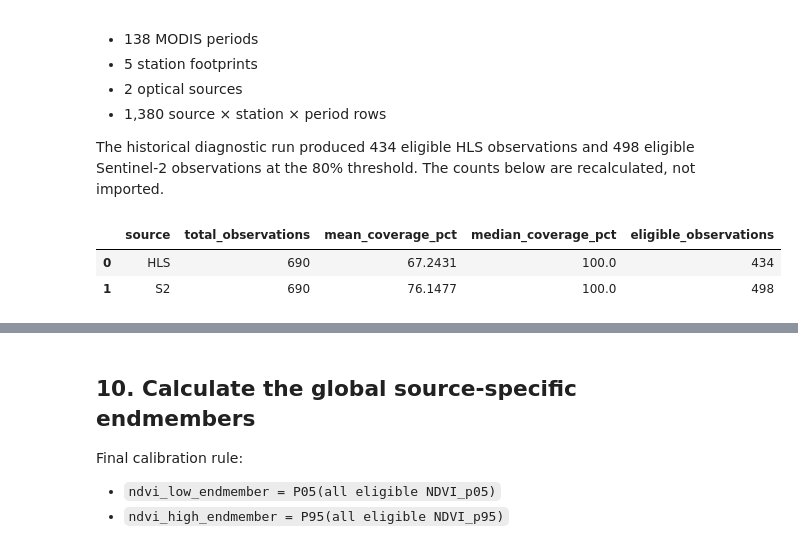
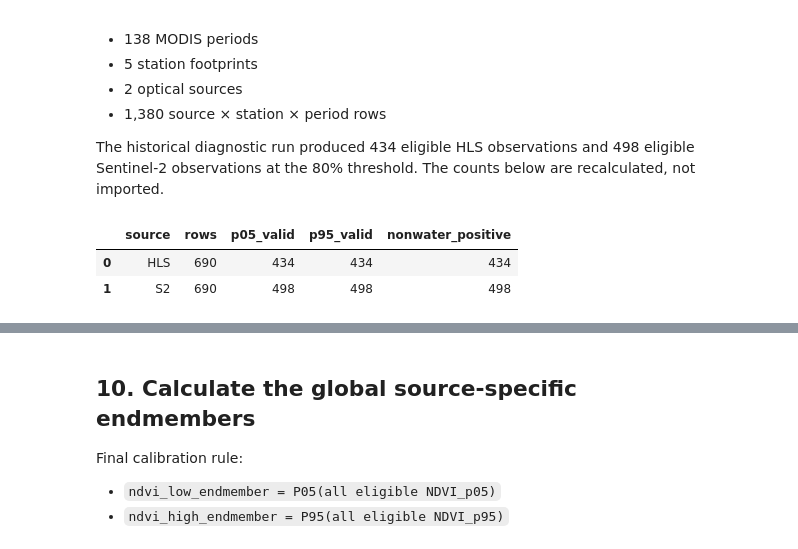
Before and after one commit to CrsMontes/26-et-downscaling-fundacion, a Jupyter notebook: outputs/diagnostics/02_fvc_endmember_calibration.ipynb, the cells around one changed output, grey strips where cells are left out. Saved outputs shown, nothing was run; the diff lists cells and outputs as text; code cells hidden in the pictures.

Commit message:
Add FVC and albedo processing and diagnostics

```diff
--- a/outputs/diagnostics/02_fvc_endmember_calibration.ipynb
+++ b/outputs/diagnostics/02_fvc_endmember_calibration.ipynb
@@ -109,12 +112,13 @@ WITHIN_PERIOD_HIGH_PERCENTILE = 95
 GLOBAL_LOW_QUANTILE = 0.05
 GLOBAL_HIGH_QUANTILE = 0.95
 
-# Set True to ignore this notebook's own checkpoint and recompute every period.
+# Set True only when you intentionally want to discard the valid v2 checkpoint.
 FORCE_REBUILD = False
+CHECKPOINT_VERSION = 2
 
 DIAGNOSTIC_DIR = REPO_ROOT / "outputs" / "diagnostics"
 CHECKPOINT_PATH = (
-    DIAGNOSTIC_DIR / "_fvc_endmember_calibration_checkpoint.csv"
+    DIAGNOSTIC_DIR / f"_fvc_endmember_calibration_checkpoint_v{CHECKPOINT_VERSION}.csv"
 )
 OBSERVATION_OUTPUT_PATH = (
     DIAGNOSTIC_DIR / "fvc_endmember_calibration_observations.csv"
@@ -445,9 +449,9 @@ def build_source_period_rows(
         # FeatureCollection can be evaluated without failing.
         ndvi_statistics = ee.Dictionary(
             {
-                "p5": -9999,
-                "p95": -9999,
-                "count": 0,
+                "NDVI_p5": -9999,
+                "NDVI_p95": -9999,
+                "NDVI_count": 0,
             }
         ).combine(
             raw_ndvi_statistics,
@@ -462,10 +466,10 @@ def build_source_period_rows(
                 "source_scale_m": scale,
                 "products": product_count,
                 "coverage_pct": coverage_pct,
-                "NDVI_p05": ndvi_statistics.get("p5"),
-                "NDVI_p95": ndvi_statistics.get("p95"),
+                "NDVI_p05": ndvi_statistics.get("NDVI_p5"),
+                "NDVI_p95": ndvi_statistics.get("NDVI_p95"),
                 "nonwater_pixel_count": ndvi_statistics.get(
-                    "count"
+                    "NDVI_count"
                 ),
             }
         )
@@ -694,6 +735,40 @@ eligible = observations.loc[
     & (observations["nonwater_pixel_count"] > 0)
 ].copy()
 
+
+valid_percentile_summary = (
+    observations.groupby("source")
+    .agg(
+        rows=("source", "size"),
+        p05_valid=("NDVI_p05", lambda x: x.notna().sum()),
+        p95_valid=("NDVI_p95", lambda x: x.notna().sum()),
+        nonwater_positive=(
+            "nonwater_pixel_count",
+            lambda x: (x > 0).sum(),
+        ),
+    )
+    .reset_index()
+)
+
+display(valid_percentile_summary)
+
+valid_sources = set(
+    valid_percentile_summary.loc[
+        (valid_percentile_summary["p05_valid"] > 0)
+        & (valid_percentile_summary["p95_valid"] > 0),
+        "source",
+    ]
+)
+
+missing_sources = {"HLS", "S2"} - valid_sources
+
+if missing_sources:
+    raise ValueError(
+        "No valid NDVI percentile statistics were recovered for: "
+        + ", ".join(sorted(missing_sources))
+        + ". Check reducer output keys before continuing."
+    )
+
 coverage_summary = (
     observations.groupby("source")
     .agg(
@@ -701,33 +776,33 @@ coverage_summary = (
         mean_coverage_pct=("coverage_pct", "mean"),
         median_coverage_pct=("coverage_pct", "median"),
         eligible_observations=(
             "coverage_pct",
             lambda values: (
                 values >= COVERAGE_THRESHOLD_PCT
             ).sum(),
         ),
     )
     .reset_index()
 )
 
 eligibility_summary = (
     eligible.groupby("source")
     .agg(
         eligible_observations=("source", "size"),
         stations=("station", "nunique"),
         ndvi_p05_min=("NDVI_p05", "min"),
         ndvi_p05_median=("NDVI_p05", "median"),
         ndvi_p05_max=("NDVI_p05", "max"),
         ndvi_p95_min=("NDVI_p95", "min"),
         ndvi_p95_median=("NDVI_p95", "median"),
         ndvi_p95_max=("NDVI_p95", "max"),
     )
     .reset_index()
 )
 
 display(coverage_summary.round(4))
 display(eligibility_summary.round(6))
 # %% [output]
-|  | source | total_observations | mean_coverage_pct | median_coverage_pct | eligible_observations |
-| 0 | HLS | 690 | 67.2431 | 100.0 | 434 |
-| 1 | S2 | 690 | 76.1477 | 100.0 | 498 |
+|  | source | rows | p05_valid | p95_valid | nonwater_positive |
+| 0 | HLS | 690 | 434 | 434 | 434 |
+| 1 | S2 | 690 | 498 | 498 | 498 |
```
Also changed, not shown: parts of 11 cells of this notebook, 12 other files.
